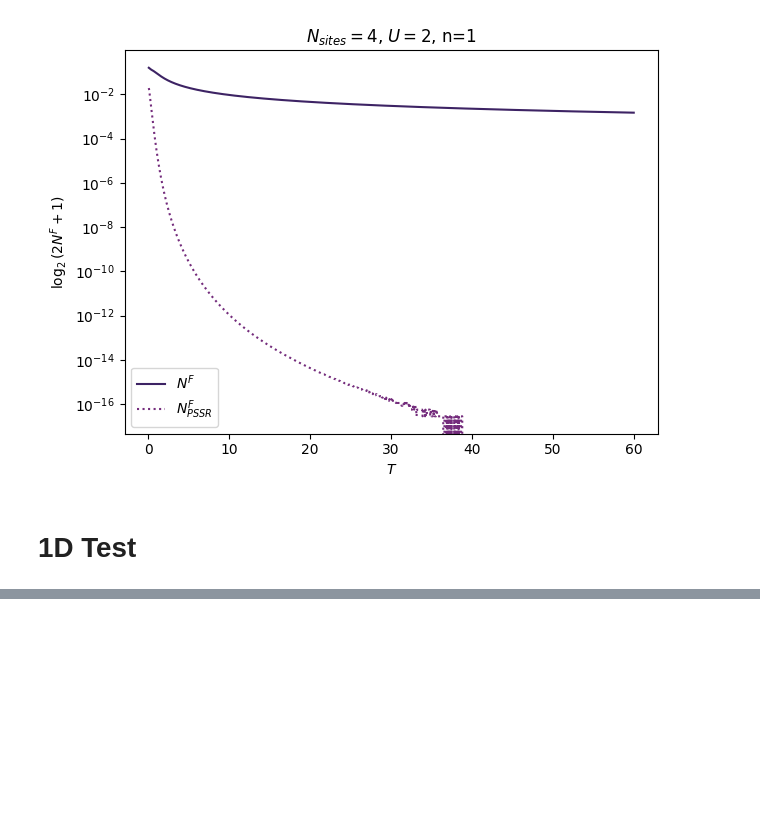
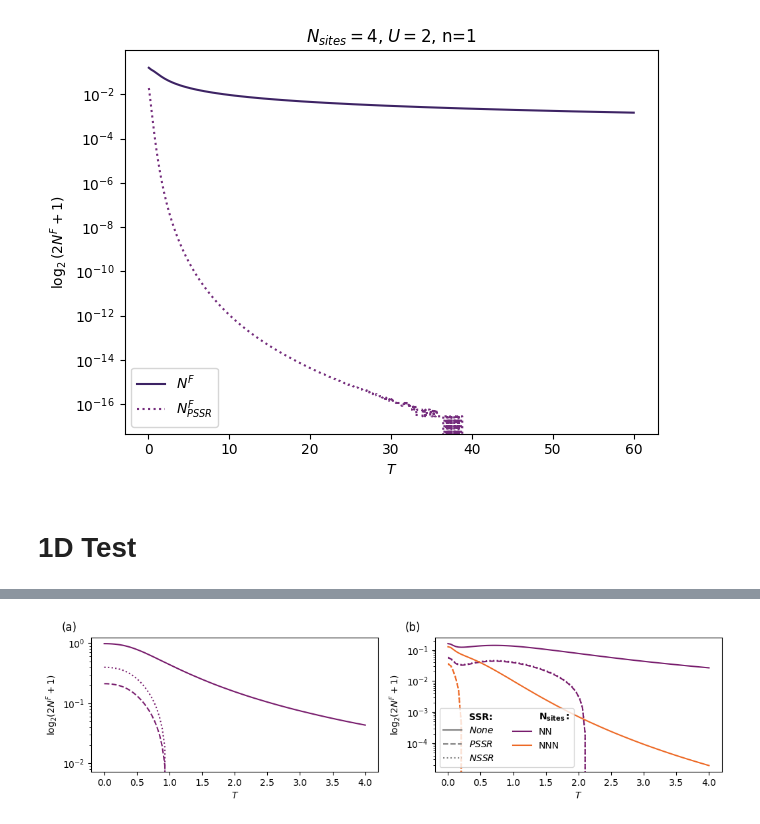
Before and after one commit to beddalumia/ThermalSSRproject, a Jupyter notebook: Generate_plots.ipynb, the cells around one changed output, grey strips where cells are left out. Drawn from its saved outputs; the diff is of its cells as text; code cells hidden in the pictures; blank space fills up the shorter version.

```diff
--- a/Generate_plots.ipynb
+++ b/Generate_plots.ipynb
@@ -804,0 +885,76 @@ fig.savefig("pic/1D_GroundState_noninteracting_new.pdf")
+# %%
+distances = pd.read_csv("/Users/fredericbippus/Documents/Wien/ThermalSSRproject/U=0/data/Thermal1D_distances.csv", header = None).iloc[0,:].tolist()
+fillings = pd.read_csv("/Users/fredericbippus/Documents/Wien/ThermalSSRproject/U=0/data/Thermal1D_fillings.csv", header = None).iloc[:,0].tolist()
+temp = pd.read_csv("/Users/fredericbippus/Documents/Wien/ThermalSSRproject/U=0/data/Thermal1D_temperatures.csv", header = None).iloc[0,:].tolist()
+
+indices = [0,1]
+lables = [r"NN",r"NNN"]
+colors = generate_colors(len(indices),"inferno")
+
+fig, ax = plt.subplots(1,2,figsize=(10.5, 3))
+
+for fi in range(2):
+    if fillings[fi] == 0.5:
+        indices = [0]
+    else:
+        indices = [0,1]
+
+    for i in indices:
+        PPT_full = pd.read_csv(f"/Users/fredericbippus/Documents/Wien/ThermalSSRproject/U=0/data/Thermal1D_PPTfull_d{i+1}_f{fillings[fi]}.csv", header = None).iloc[0,:].tolist()
+        PPT_nSSR = pd.read_csv(f"/Users/fredericbippus/Documents/Wien/ThermalSSRproject/U=0/data/Thermal1D_PPTnSSR_d{i+1}_f{fillings[fi]}.csv", header = None).iloc[0,:].tolist()
+        PPT_pSSR = pd.read_csv(f"/Users/fredericbippus/Documents/Wien/ThermalSSRproject/U=0/data/Thermal1D_PPTpSSR_d{i+1}_f{fillings[fi]}.csv", header = None).iloc[0,:].tolist()
+
+        ax[fi].plot(temp,PPT_full,linestyle="-",color=colors[i], label = {lables[i]})
+        ax[fi].plot(temp,PPT_nSSR,linestyle="--",color=colors[i])
+        ax[fi].plot(temp,PPT_pSSR,linestyle=":",color=colors[i])
+
+handles, labels = ax[1].get_legend_handles_labels()
+dummy1 = Line2D([], [], linestyle='-', color='grey')
+dummy2 = Line2D([], [], linestyle='--', color='grey')
+dummy3 = Line2D([], [], linestyle=':', color='grey')
+dummy4 = Line2D([], [], linestyle='-', color='white', alpha = 0)
+dummy5 = Line2D([], [], linestyle='-', color='white', alpha = 0)
+handles.insert(0,dummy4)
+handles.insert(0,dummy3)
+handles.insert(0,dummy2)
+handles.insert(0,dummy1)
+handles.insert(0,dummy5)
+labels.insert(0,"$\mathbf{N_{{sites}}:}$")
+labels.insert(0,"$NSSR$")
+labels.insert(0,"$PSSR$")
+labels.insert(0,"$None$")
+labels.insert(0,"SSR:")
+
+ax[0].set_xlabel(r"$T$")
+ax[1].set_xlabel(r"$T$")
+ax[1].set_ylabel(r"$\log_2\!\left(2N^F+1\right)$")
+ax[0].set_ylabel(r"$\log_2\!\left(2N^F+1\right)$")
+leg = ax[1].legend(handles, labels, ncol=2)
+leg.get_texts()[0].set_fontweight('bold')
+leg.get_texts()[3].set_fontweight('bold')
+
+labels = [r"(a)", r"(b)", r"(c)", r"(d)", r"(e)", r"(f)", r"(g)"]
+ax[0].text(
+    -0.05, 1.03, labels[0],
+    transform=ax[0].transAxes,
+    fontsize=12,
+    #fontweight="bold",
+    va="bottom",
+    ha="right"
+)
+ax[1].text(
+    -0.05, 1.03, labels[1],
+    transform=ax[1].transAxes,
+    fontsize=12,
+    #fontweight="bold",
+    va="bottom",
+    ha="right"
+)
+
+ax[0].set_yscale('log')
+ax[1].set_yscale('log')
+
+fig.tight_layout()
+fig.savefig("pic/1D_Thermal_noninteracting_log.pdf")
+# %% [output]
+[figure, added]
```
Also changed, not shown: parts of 4 cells of this notebook.
